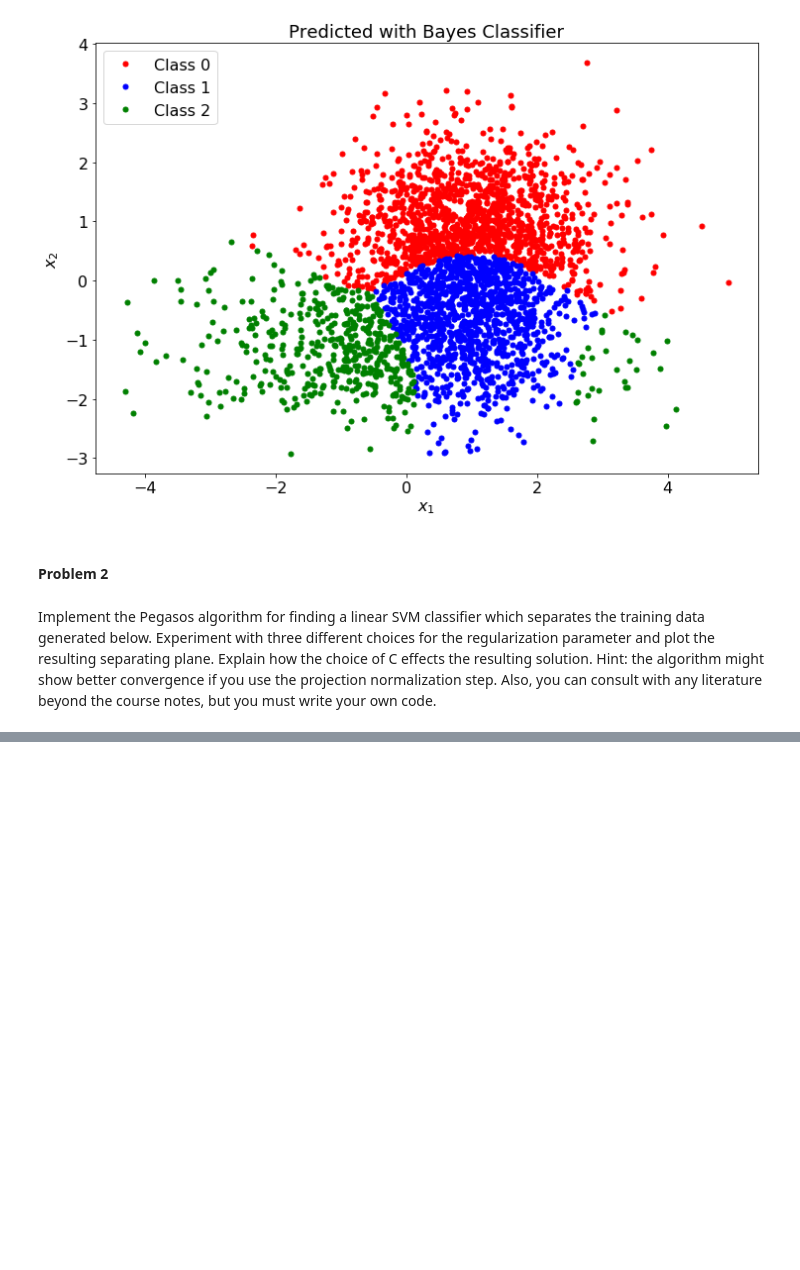
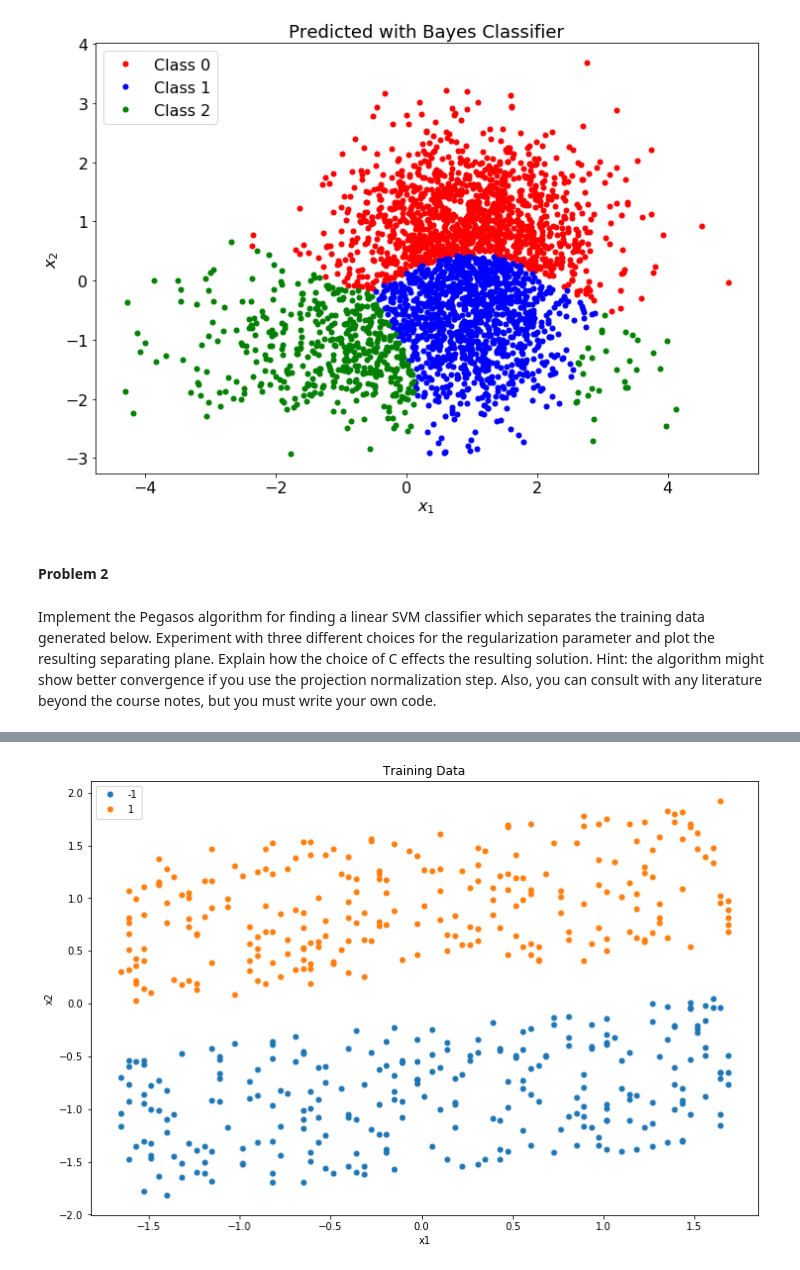
Before and after one commit to parita/4995-06-deep-learning-for-computer-vision, a Jupyter notebook: hw1/HW1.ipynb, the cells around one changed output, grey strips where cells are left out. Cells and saved outputs as stored; diff of their text form; code cells hidden in the pictures; blank space fills up the shorter version.

```diff
--- a/hw1/HW1.ipynb
+++ b/hw1/HW1.ipynb
@@ -188,0 +189,43 @@ plot_data(X,y)
+# %%
+def SVM(X, y):
+    w = np.zeros((2, 1), dtype = np.float64)
+    num_iterations = 100
+    lamb = 1.5
+    for t in range(num_iterations):
+        i = np.random.randint(0, X.shape[0])
+        eta = 1 / (lamb * (t + 1))
+        if y[i, 0]*np.dot(X[i, :], w) < 1:
+            w = (1 - eta*lamb)*w + eta*y[i, 0]* (X[i, :].T)
+        else:
+            w = (1 - eta*lamb)*w
+        w = min(1, 1/(np.sqrt(lamb) * np.linalg.norm(w)))*w
+    return w
+# %%
+def predict(X, w):
+    return np.dot(X, w)
+# %%
+# Sloppy function for plotting our data
+def plot_data(X, y, w):
+
+    fig, ax = plt.subplots(figsize=(12,8))
+    ax.margins(0.05) # Optional, just adds 5% padding to the autoscaling
+
+    y_predict = y > 0
+    indices_0 = [k for k in range(0, X.shape[0]) if not y_predict[k]]
+    indices_1 = [k for k in range(0, X.shape[0]) if y_predict[k]]
+
+    ax.plot(X[indices_0, 0], X[indices_0,1], marker='o', linestyle='', ms=5, label='-1')
+    ax.plot(X[indices_1, 0], X[indices_1,1], marker='o', linestyle='', ms=5, label='1')
+
+    ax.legend()
+    ax.legend(loc=2)
+    ax.set_xlabel('x1')
+    ax.set_ylabel('x2')
+    ax.set_title('Training Data')
+    plt.show()
+# %%
+w = SVM(X, y)
+predicted_y = predict(X, w)
+plot_data(X, predicted_y)
+# %% [output]
+[figure, added]
```
Also changed, not shown: parts of 2 cells of this notebook.
